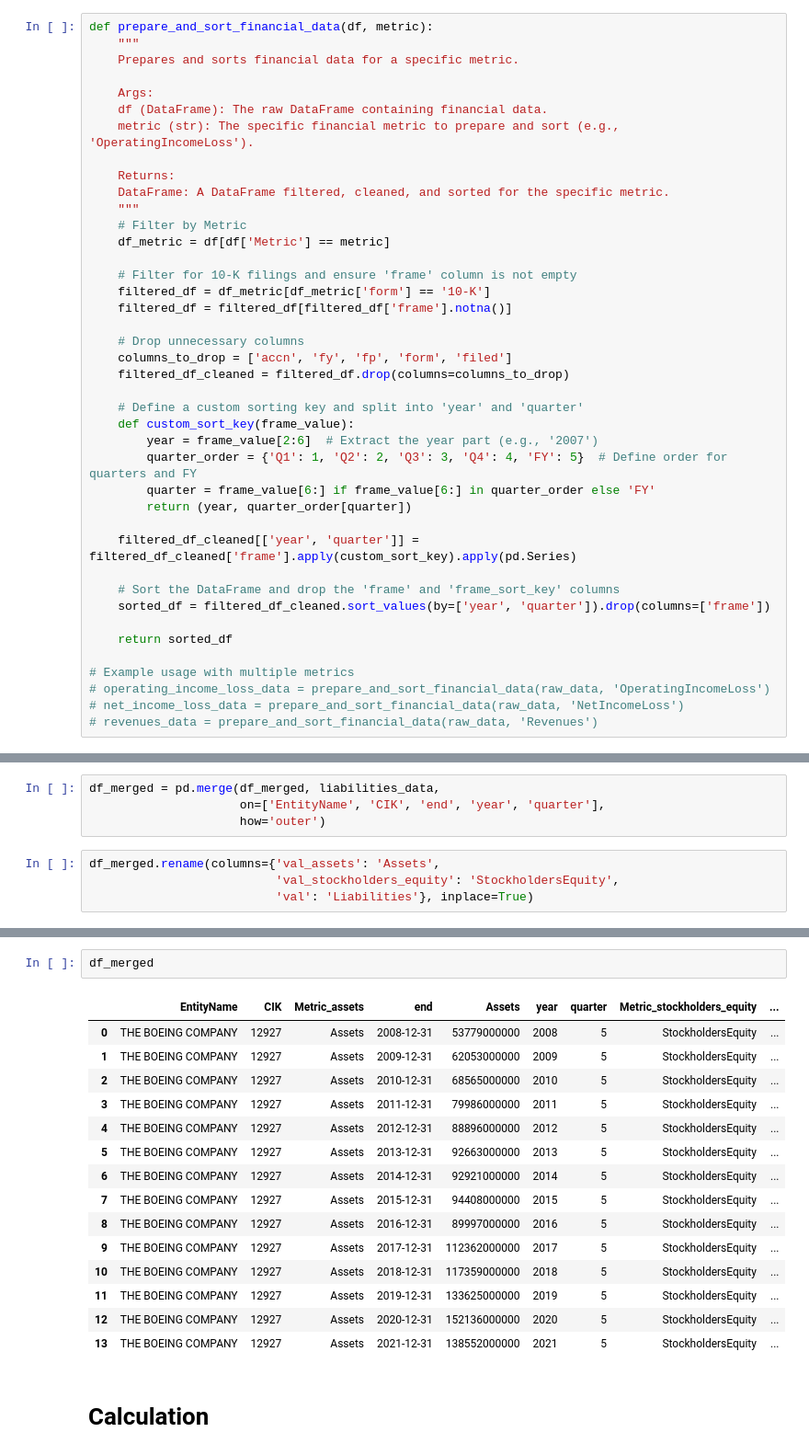
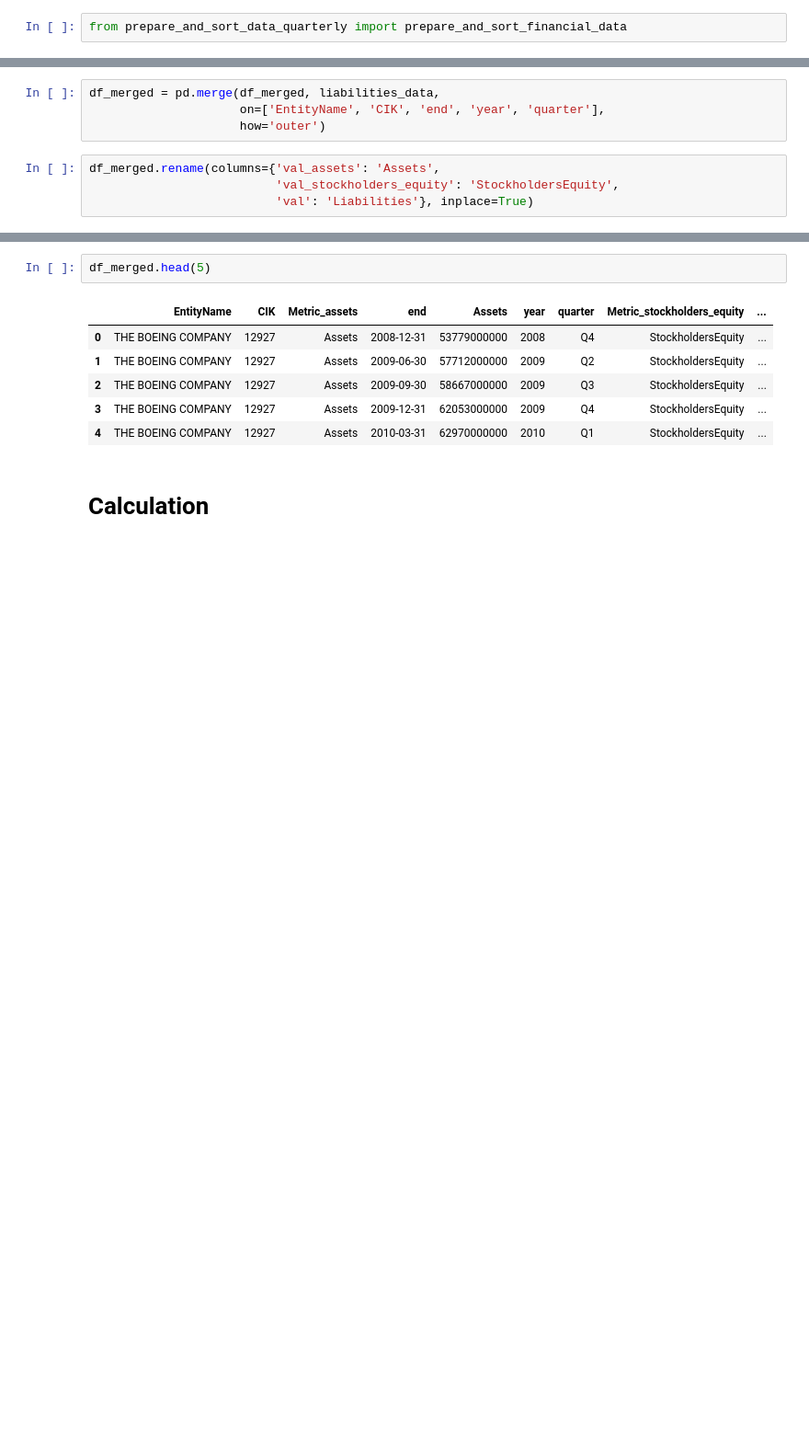
Before and after one commit to ByteQuester/SECEndpoint-parser, a Jupyter notebook: NoteBooks/03_Assets_Liabilities_Analysis.ipynb, the cells around one changed output, grey strips where cells are left out. Shown: that part at 92% size. Drawn from its saved outputs; the diff is of its cells as text; blank space fills up the shorter version.

```diff
--- a/NoteBooks/03_Assets_Liabilities_Analysis.ipynb
+++ b/NoteBooks/03_Assets_Liabilities_Analysis.ipynb
@@ -22,46 +21,7 @@ import matplotlib.pyplot as plt
 # %% [markdown]
 ## Functions
 # %%
-def prepare_and_sort_financial_data(df, metric):
-    """
-    Prepares and sorts financial data for a specific metric.
-
-    Args:
-    df (DataFrame): The raw DataFrame containing financial data.
-    metric (str): The specific financial metric to prepare and sort (e.g., 'OperatingIncomeLoss').
-
-    Returns:
-    DataFrame: A DataFrame filtered, cleaned, and sorted for the specific metric.
-    """
-    # Filter by Metric
-    df_metric = df[df['Metric'] == metric]
-
-    # Filter for 10-K filings and ensure 'frame' column is not empty
-    filtered_df = df_metric[df_metric['form'] == '10-K']
-    filtered_df = filtered_df[filtered_df['frame'].notna()]
-
-    # Drop unnecessary columns
-    columns_to_drop = ['accn', 'fy', 'fp', 'form', 'filed']
-    filtered_df_cleaned = filtered_df.drop(columns=columns_to_drop)
-
-    # Define a custom sorting key and split into 'year' and 'quarter'
-    def custom_sort_key(frame_value):
-        year = frame_value[2:6]  # Extract the year part (e.g., '2007')
-        quarter_order = {'Q1': 1, 'Q2': 2, 'Q3': 3, 'Q4': 4, 'FY': 5}  # Define order for quarters and FY
-        quarter = frame_value[6:] if frame_value[6:] in quarter_order else 'FY'
-        return (year, quarter_order[quarter])
-
-    filtered_df_cleaned[['year', 'quarter']] = filtered_df_cleaned['frame'].apply(custom_sort_key).apply(pd.Series)
-
-    # Sort the DataFrame and drop the 'frame' and 'frame_sort_key' columns
-    sorted_df = filtered_df_cleaned.sort_values(by=['year', 'quarter']).drop(columns=['frame'])
-
-    return sorted_df
-
-# Example usage with multiple metrics
-# operating_income_loss_data = prepare_and_sort_financial_data(raw_data, 'OperatingIncomeLoss')
-# net_income_loss_data = prepare_and_sort_financial_data(raw_data, 'NetIncomeLoss')
-# revenues_data = prepare_and_sort_financial_data(raw_data, 'Revenues')
+from prepare_and_sort_data_quarterly import prepare_and_sort_financial_data
 # %% [markdown]
 # Load Data
 # %% [markdown]
@@ -207,21 +181,12 @@ df_merged.rename(columns={'val_assets': 'Assets',
 # %%
-df_merged
+df_merged.head(5)
 # %% [output]
 |  | EntityName | CIK | Metric_assets | end | Assets | year | quarter | Metric_stockholders_equity | ... |
-| 0 | THE BOEING COMPANY | 12927 | Assets | 2008-12-31 | 53779000000 | 2008 | 5 | StockholdersEquity | ... |
-| 1 | THE BOEING COMPANY | 12927 | Assets | 2009-12-31 | 62053000000 | 2009 | 5 | StockholdersEquity | ... |
-| 2 | THE BOEING COMPANY | 12927 | Assets | 2010-12-31 | 68565000000 | 2010 | 5 | StockholdersEquity | ... |
-| 3 | THE BOEING COMPANY | 12927 | Assets | 2011-12-31 | 79986000000 | 2011 | 5 | StockholdersEquity | ... |
-| 4 | THE BOEING COMPANY | 12927 | Assets | 2012-12-31 | 88896000000 | 2012 | 5 | StockholdersEquity | ... |
-| 5 | THE BOEING COMPANY | 12927 | Assets | 2013-12-31 | 92663000000 | 2013 | 5 | StockholdersEquity | ... |
-| 6 | THE BOEING COMPANY | 12927 | Assets | 2014-12-31 | 92921000000 | 2014 | 5 | StockholdersEquity | ... |
-| 7 | THE BOEING COMPANY | 12927 | Assets | 2015-12-31 | 94408000000 | 2015 | 5 | StockholdersEquity | ... |
-| 8 | THE BOEING COMPANY | 12927 | Assets | 2016-12-31 | 89997000000 | 2016 | 5 | StockholdersEquity | ... |
-| 9 | THE BOEING COMPANY | 12927 | Assets | 2017-12-31 | 112362000000 | 2017 | 5 | StockholdersEquity | ... |
-| 10 | THE BOEING COMPANY | 12927 | Assets | 2018-12-31 | 117359000000 | 2018 | 5 | StockholdersEquity | ... |
-| 11 | THE BOEING COMPANY | 12927 | Assets | 2019-12-31 | 133625000000 | 2019 | 5 | StockholdersEquity | ... |
-| 12 | THE BOEING COMPANY | 12927 | Assets | 2020-12-31 | 152136000000 | 2020 | 5 | StockholdersEquity | ... |
-| 13 | THE BOEING COMPANY | 12927 | Assets | 2021-12-31 | 138552000000 | 2021 | 5 | StockholdersEquity | ... |
+| 0 | THE BOEING COMPANY | 12927 | Assets | 2008-12-31 | 53779000000 | 2008 | Q4 | StockholdersEquity | ... |
+| 1 | THE BOEING COMPANY | 12927 | Assets | 2009-06-30 | 57712000000 | 2009 | Q2 | StockholdersEquity | ... |
+| 2 | THE BOEING COMPANY | 12927 | Assets | 2009-09-30 | 58667000000 | 2009 | Q3 | StockholdersEquity | ... |
+| 3 | THE BOEING COMPANY | 12927 | Assets | 2009-12-31 | 62053000000 | 2009 | Q4 | StockholdersEquity | ... |
+| 4 | THE BOEING COMPANY | 12927 | Assets | 2010-03-31 | 62970000000 | 2010 | Q1 | StockholdersEquity | ... |
 # %% [markdown]
 # Calculation
 # %% [markdown]
```
Also changed, not shown: parts of 19 cells of this notebook, 8 other files.
